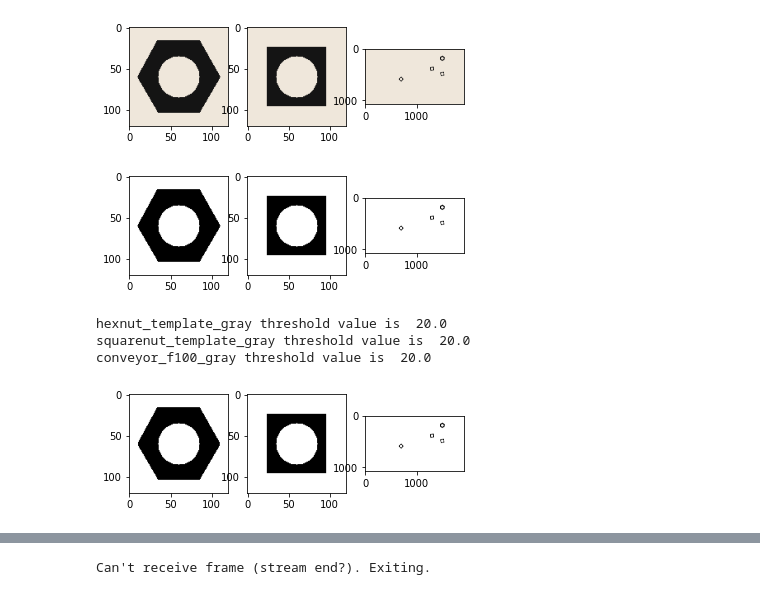
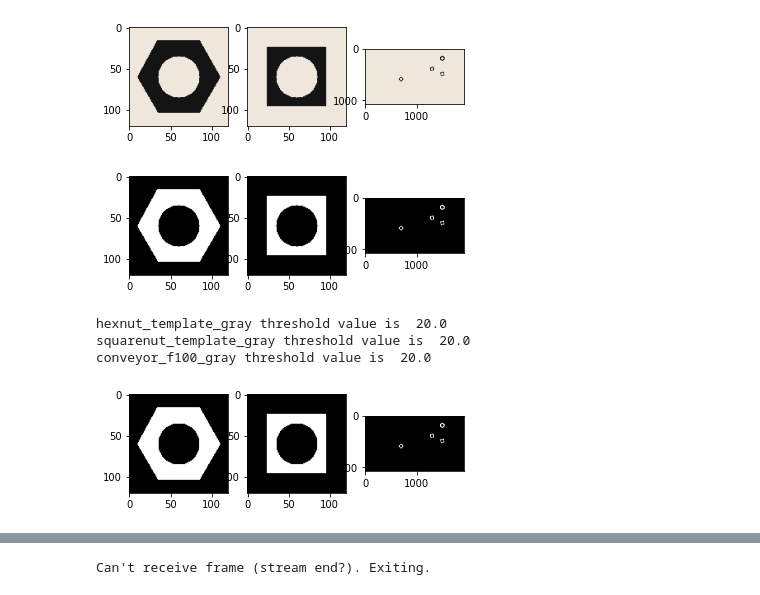
Before and after one commit to Thilanka1999/Computer-Vision-and-Image-Processing, a Jupyter notebook: assignment 3/190691B_a03.ipynb, the cells around one changed output, grey strips where cells are left out. Saved outputs shown, nothing was run; the diff lists cells and outputs as text; code cells hidden in the pictures.

```diff
--- a/assignment 3/190691B_a03.ipynb
+++ b/assignment 3/190691B_a03.ipynb
@@ -19,23 +22,23 @@ plt.show()
 # %%
 hexnut_template_gray = cv.cvtColor(hexnut_template, cv.COLOR_RGB2GRAY)
 squarenut_template_gray = cv.cvtColor(squarenut_template, cv.COLOR_RGB2GRAY)
 conveyor_f100_gray = cv.cvtColor(conveyor_f100, cv.COLOR_RGB2GRAY)
 
-ret1,th1 = cv.threshold(hexnut_template_gray,0,255,cv.THRESH_BINARY+cv.THRESH_OTSU)
-ret2,th2 = cv.threshold(squarenut_template_gray,0,255,cv.THRESH_BINARY+cv.THRESH_OTSU)
-ret3,th3 = cv.threshold(conveyor_f100_gray,0,255,cv.THRESH_BINARY+cv.THRESH_OTSU)
+ret1,th1 = cv.threshold(hexnut_template_gray,0,255,cv.THRESH_BINARY_INV+cv.THRESH_OTSU)
+ret2,th2 = cv.threshold(squarenut_template_gray,0,255,cv.THRESH_BINARY_INV+cv.THRESH_OTSU)
+ret3,th3 = cv.threshold(conveyor_f100_gray,0,255,cv.THRESH_BINARY_INV+cv.THRESH_OTSU)
 
 fig, ax = plt. subplots(1,3)
-ax[0].imshow(cv.cvtColor(th1, cv.COLOR_RGB2BGR))
+ax[0].imshow(th1,cmap='gray')
 ax[1].imshow(cv.cvtColor(th2, cv.COLOR_RGB2BGR))
 ax[2].imshow(cv.cvtColor(th3, cv.COLOR_RGB2BGR))
 plt.show()
 
 print("hexnut_template_gray threshold value is ", ret1)
 print("squarenut_template_gray threshold value is ", ret2)
 print("conveyor_f100_gray threshold value is ", ret3)
 # %% [output]
-[figure, old version]
+[figure, new version]
 hexnut_template_gray threshold value is  20.0
 squarenut_template_gray threshold value is  20.0
 conveyor_f100_gray threshold value is  20.0
@@ -52,4 +55,4 @@ ax[1].imshow(cv.cvtColor(squarenut_template_gray_closing, cv.COLOR_RGB2BGR))
 ax[2].imshow(cv.cvtColor(conveyor_f100_gray_closing, cv.COLOR_RGB2BGR))
 plt.show()
 # %% [output]
-[figure, old version]
+[figure, new version]
```
Also changed, not shown: parts of 11 cells of this notebook.
